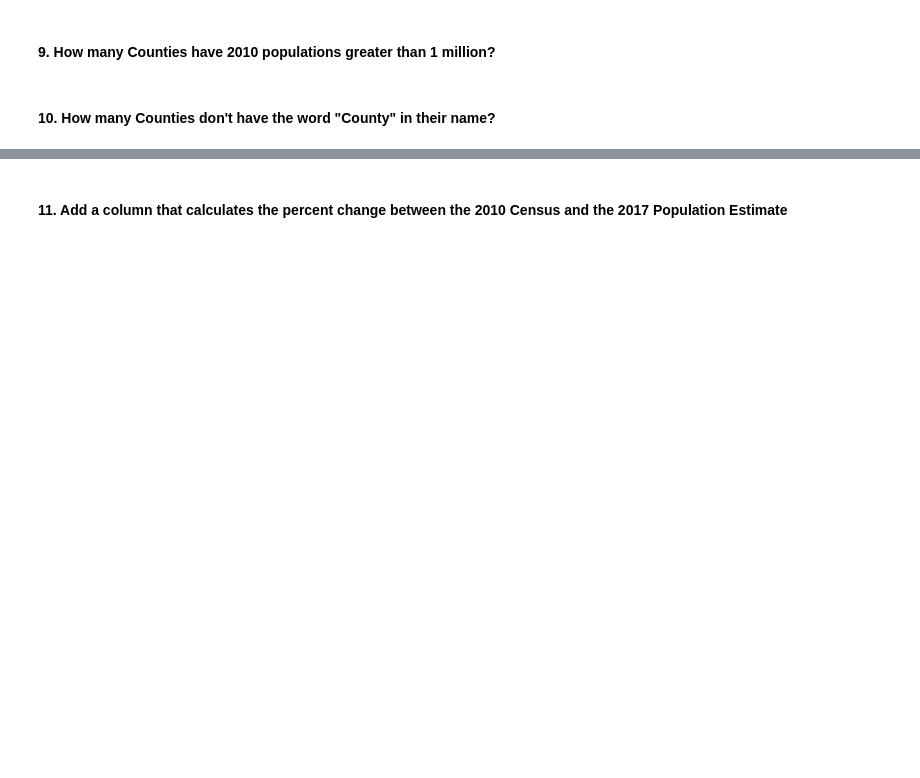
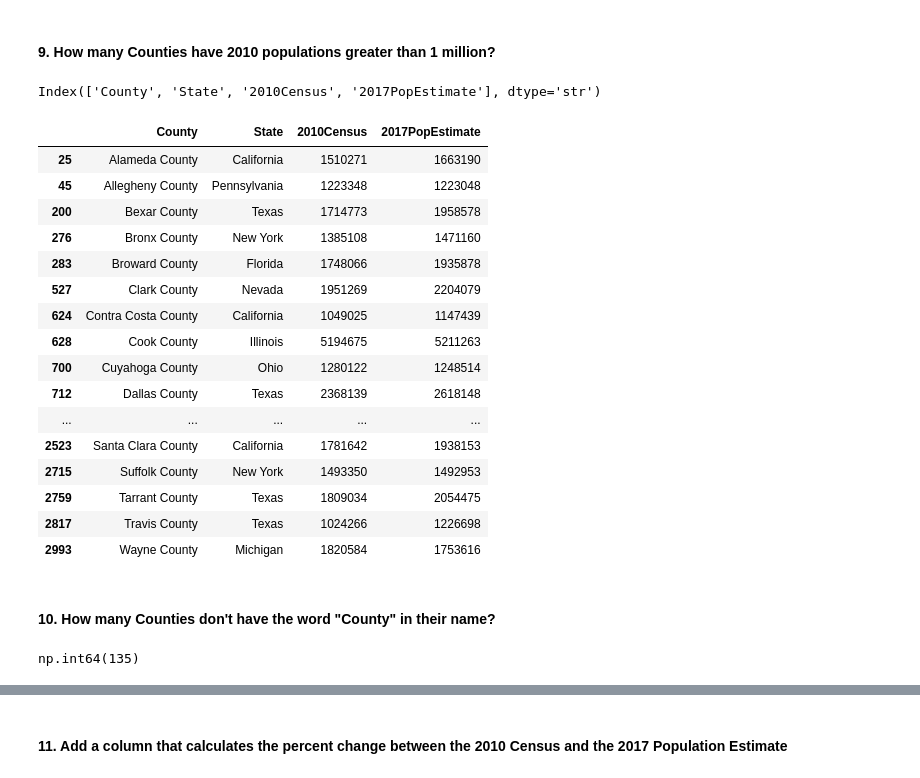
Before and after one commit to divyamvandana/LogicMojo-AI-ML-Aug-2026-Divya, a Jupyter notebook: Assignments/Assignment-03-Pandas/Assignment-03-Pandas.ipynb, the cells around one changed output, grey strips where cells are left out. Cells and saved outputs as stored; diff of their text form; code cells hidden in the pictures; blank space fills up the shorter version.

```diff
--- a/Assignments/Assignment-03-Pandas/Assignment-03-Pandas.ipynb
+++ b/Assignments/Assignment-03-Pandas/Assignment-03-Pandas.ipynb
@@ -40,3 +38,7 @@ ModuleNotFoundError: No module named 'pandas'
 #### 1. Import pandas and read in the `population_by_county.csv` file into a dataframe called `pop`.
 # %%
 # Write your code here
+
+pop = pd.read_csv("./population_by_county.csv")
+
+pop
@@ -72,8 +169,32 @@ ModuleNotFoundError: No module named 'pandas'
 # %% [markdown]
 #### 9. How many Counties have 2010 populations greater than 1 million?
+# %%
+pop.columns
+# %% [output]
+Index(['County', 'State', '2010Census', '2017PopEstimate'], dtype='str')
 # %%
-# Write your code here
+pop[pop['2010Census'] > 1_000_000]
+# %% [output]
+|  | County | State | 2010Census | 2017PopEstimate |
+| 25 | Alameda County | California | 1510271 | 1663190 |
+| 45 | Allegheny County | Pennsylvania | 1223348 | 1223048 |
+| 200 | Bexar County | Texas | 1714773 | 1958578 |
+| 276 | Bronx County | New York | 1385108 | 1471160 |
+| 283 | Broward County | Florida | 1748066 | 1935878 |
+| 527 | Clark County | Nevada | 1951269 | 2204079 |
+| 624 | Contra Costa County | California | 1049025 | 1147439 |
+| 628 | Cook County | Illinois | 5194675 | 5211263 |
+| 700 | Cuyahoga County | Ohio | 1280122 | 1248514 |
+| 712 | Dallas County | Texas | 2368139 | 2618148 |
+| ... | ... | ... | ... | ... |
+| 2523 | Santa Clara County | California | 1781642 | 1938153 |
+| 2715 | Suffolk County | New York | 1493350 | 1492953 |
+| 2759 | Tarrant County | Texas | 1809034 | 2054475 |
+| 2817 | Travis County | Texas | 1024266 | 1226698 |
+| 2993 | Wayne County | Michigan | 1820584 | 1753616 |
 # %% [markdown]
 #### 10. How many Counties don't have the word "County" in their name?
 # %%
-# Write your code here
+pop[~pop['County'].str.contains('County')]['County'].count()
+# %% [output]
+np.int64(135)
```
Also changed, not shown: parts of 19 cells of this notebook.
